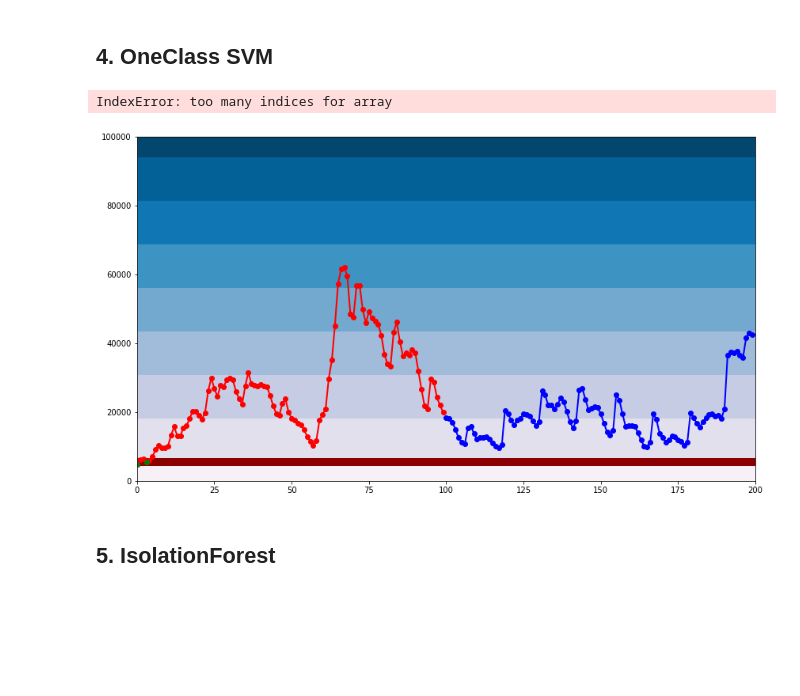
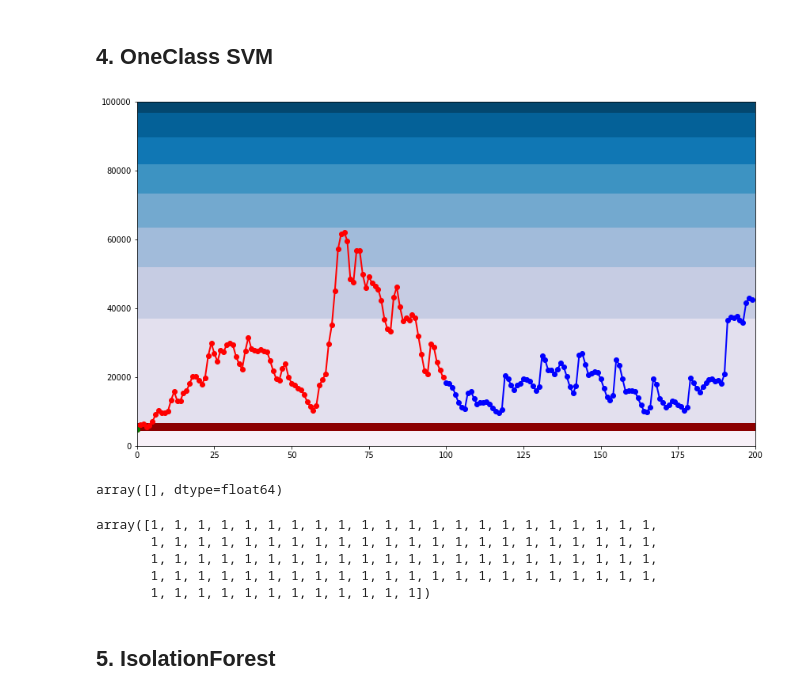
Before and after one commit to MirAlexey/netology-ds, a Jupyter notebook: HW_26/DS_HW_26.ipynb, the cells around one changed output. Cells and saved outputs as stored; diff of their text form; code cells hidden in the pictures; blank space fills up the shorter version.

```diff
--- a/HW_26/DS_HW_26.ipynb
+++ b/HW_26/DS_HW_26.ipynb
@@ -324,41 +324,42 @@ num_train = 100
 num_all = data_np.shape[0]
 num_max = 200
 
-clf = svm.OneClassSVM(nu=0.01, kernel="linear")
+clf = svm.OneClassSVM(nu=0.01, kernel="poly",degree=2)
 clf.fit(data_np[:num_train])
 
 y_pred_train = clf.predict(data_np[:num_train])
 y_pred_test = clf.predict(data_np[num_train:num_max])
 
 y = np.linspace(0, 100000, 500).reshape(-1, 1)
 Z = clf.decision_function(y).reshape(-1, 1)
 Z = np.hstack((Z, Z))
 y = y.reshape(500)
 
 false_positive_train = []
 false_positive_test = []
 for i, t in enumerate(y_pred_train):
     if t != 1:
         false_positive_train.append((i, data_np[i]))
 
 for i, t in enumerate(y_pred_test):
     if t != 1:
         idx = len(y_pred_train) + i
         false_positive_test.append((idx, data_np[idx]))
 
 false_positive_train = np.array(false_positive_train)
 false_positive_test = np.array(false_positive_test)
 
 plt.figure(figsize=(14,8))
 plt.contourf([0, num_max], y, Z, cmap=plt.cm.PuBu)
 plt.contour([0, num_max], y, Z, levels=[0], linewidths=10, colors='darkred')
 plt.plot(range(num_train), data_np[:num_train], 'ro', linewidth=10)
 plt.plot(range(num_train), data_np[:num_train], 'r-', linewidth=2)
 plt.plot(range(num_train,num_max), data_np[num_train:num_max], 'bo', linewidth=10)
 plt.plot(range(num_train,num_max), data_np[num_train:num_max], 'b-', linewidth=2)
-plt.plot(false_positive_train[:, 0], false_positive_train[:, 1], 'go')
-plt.plot(false_positive_test[:, 0], false_positive_test[:, 1], 'go')
+if len(false_positive_train)>0:
+    plt.plot(false_positive_train[:, 0], false_positive_train[:, 1], 'go')
+if len(false_positive_test)>0:
+    plt.plot(false_positive_test[:, 0], false_positive_test[:, 1], 'go')
 plt.show()
 # %% [output]
-IndexError: too many indices for array
-[figure, old version]
+[figure, new version]
@@ -366,0 +366,12 @@ IndexError: too many indices for array
+# %%
+false_positive_test
+# %% [output]
+array([], dtype=float64)
+# %%
+y_pred_test
+# %% [output]
+array([1, 1, 1, 1, 1, 1, 1, 1, 1, 1, 1, 1, 1, 1, 1, 1, 1, 1, 1, 1, 1, 1,
+       1, 1, 1, 1, 1, 1, 1, 1, 1, 1, 1, 1, 1, 1, 1, 1, 1, 1, 1, 1, 1, 1,
+       1, 1, 1, 1, 1, 1, 1, 1, 1, 1, 1, 1, 1, 1, 1, 1, 1, 1, 1, 1, 1, 1,
+       1, 1, 1, 1, 1, 1, 1, 1, 1, 1, 1, 1, 1, 1, 1, 1, 1, 1, 1, 1, 1, 1,
+       1, 1, 1, 1, 1, 1, 1, 1, 1, 1, 1, 1])
```
Also changed, not shown: parts of 2 cells of this notebook.
